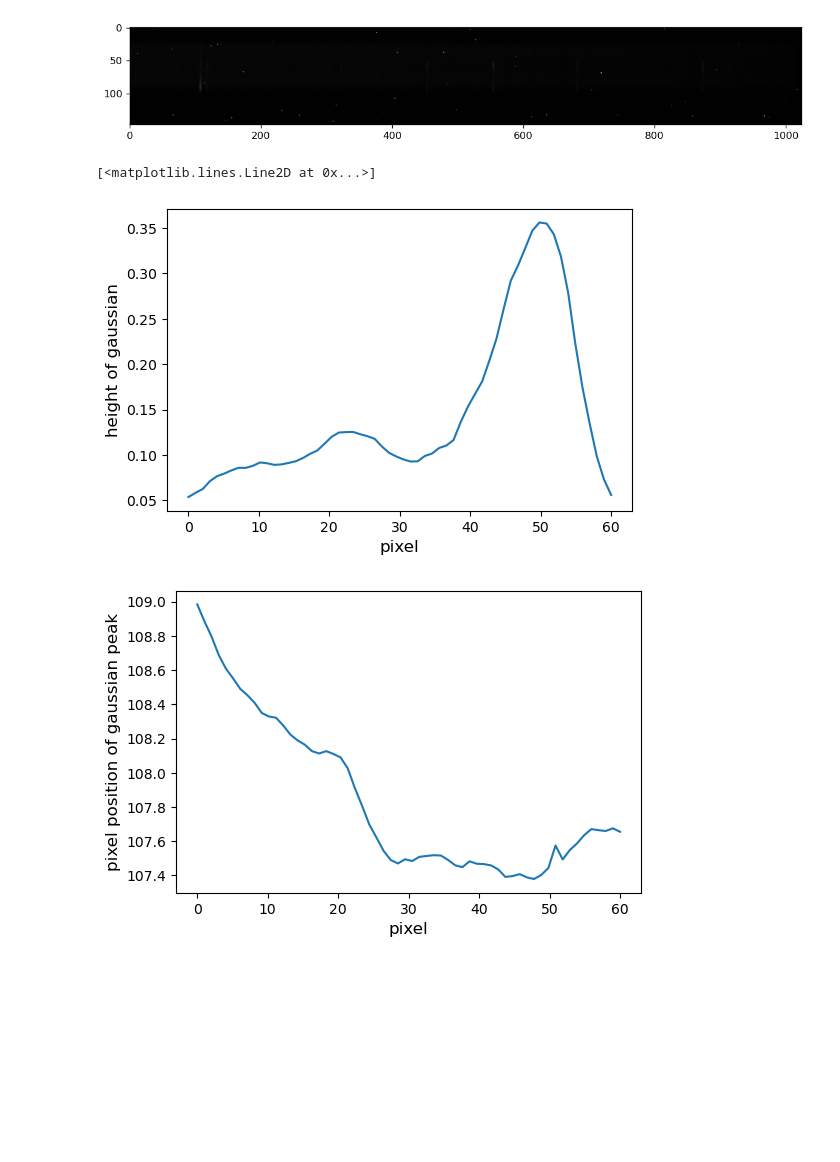
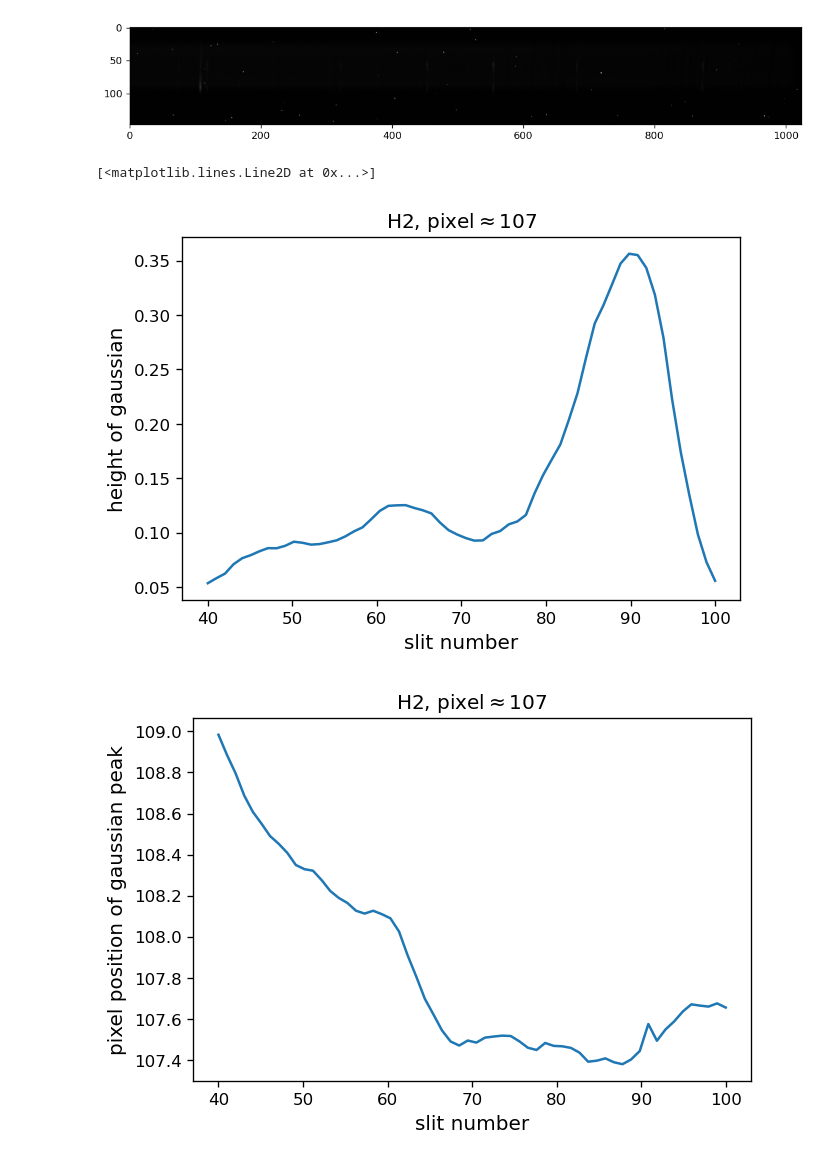
Before and after one commit to ruoyanwangdr/Dynamics-of-Jovian-Infrared-Auroral-Ionosphere-and-Thermosphere, a Jupyter notebook: h3p.ipynb, the cells around one changed output. Drawn from its saved outputs; the diff is of its cells as text; code cells hidden in the pictures; blank space fills up the shorter version.

```diff
--- a/h3p.ipynb
+++ b/h3p.ipynb
@@ -145,33 +146,6 @@ h2_params.add('a2', value=1)
 h2_params.add('a3', value=0)
 h2_params.add('a4', value=0)
 h2_params.add('a5', value=0)
-
-"""
-# obtain cropped slit
-pixel = np.linspace(0, np.size(sky_subtracted, 1), np.size(sky_subtracted, 1))
-selected_slit = sky_subtracted[100]
-#plt.figure(dpi=100)
-#plt.plot(waverange, selected_slit, '.b')
-
-# select certain waverange/pixel
-#index = np.where((waverange>2.1216) & (waverange<2.12197))
-#index = np.where((pixel>90)*(pixel<140))
-
-# fit the model
-h2_fit = h2_model.fit(selected_slit, h2_params, x=pixel)
-
-# print the result report
-#print(h2_fit.fit_report())
-
-# plot the result against pixels
-# x = pixel; y = selected_slit
-plt.figure(dpi=100)
-plt.plot(pixel, selected_slit,'b.', label='original')
-#plt.plot(x, h2_fit.init_fit, 'k--', label='initial fit')
-plt.plot(pixel, h2_fit.best_fit, 'r-', label='best fit')
-#plt.xlim(400, 600)
-plt.legend(loc='best')
-"""
 
 # create h2 lists for all slits
 h2_a0_all = []
@@ -181,42 +155,45 @@ h2_a2_all = []
 #h2_a4_all = []
 #h2_a5_all = []
 
 # loop over all slits containing observed emission
 # and obtain fitting parameters of each slit
 # h2 emission ranges from approximately 40 to 100
 for i in range(100-40):
     h2_all_result = h2_model.fit(sky_subtracted[i+40], h2_params, x=pixel)
     h2_a0_all.append(h2_all_result.best_values.get('a0'))
     h2_a1_all.append(h2_all_result.best_values.get('a1'))
     h2_a2_all.append(h2_all_result.best_values.get('a2'))
     #h2_a3_all.append(h2_all_result.best_values.get('a3'))
     #h2_a4_all.append(h2_all_result.best_values.get('a4'))
     #h2_a5_all.append(h2_all_result.best_values.get('a5'))
 h2_a0_all_array = np.array(h2_a0_all)
 h2_a1_all_array = np.array(h2_a1_all)
 h2_a2_all_array = np.array(h2_a2_all)
 #h2_a3_all_array = np.array(h2_a3_all)
 #h2_a4_all_array = np.array(h2_a4_all)
 #h2_a5_all_array = np.array(h2_a5_all)
 
 # plot computed fitting parameters against pixels
-pixel_params = np.linspace(0, len(h2_a0_all_array), len(h2_a0_all_array))
+h2_slit_number = np.linspace(40, 40+len(h2_a0_all_array), len(h2_a0_all_array))
 
-plt.figure(dpi=100)
-plt.xlabel('pixel', fontsize=12)
+plt.figure(dpi=120)
+plt.title(r'H2, pixel$\approx$107')
+plt.xlabel('slit number', fontsize=12)
 plt.ylabel('height of gaussian', fontsize=12)
-plt.plot(pixel_params, h2_a0_all_array)
+plt.plot(h2_slit_number, h2_a0_all_array)
 
-plt.figure(dpi=100)
-plt.xlabel('pixel', fontsize=12)
+plt.figure(dpi=120)
+plt.title(r'H2, pixel$\approx$107')
+plt.xlabel('slit number', fontsize=12)
 plt.ylabel('pixel position of gaussian peak', fontsize=12)
-plt.plot(pixel_params, h2_a1_all_array)
+plt.plot(h2_slit_number, h2_a1_all_array)
 
-plt.figure(dpi=100)
-plt.xlabel('pixel', fontsize=12)
+plt.figure(dpi=120)
+plt.title(r'H2, pixel$\approx$107')
+plt.xlabel('slit number', fontsize=12)
 plt.ylabel('width of gaussian', fontsize=12)
-plt.plot(pixel_params, h2_a2_all_array)
+plt.plot(h2_slit_number, h2_a2_all_array)
 # %% [output]
 [<matplotlib.lines.Line2D at 0x...>]
-[figure, old version]
+[figure, new version]
-[figure, old version]
+[figure, new version]
```
Also changed, not shown: parts of 8 cells of this notebook.
